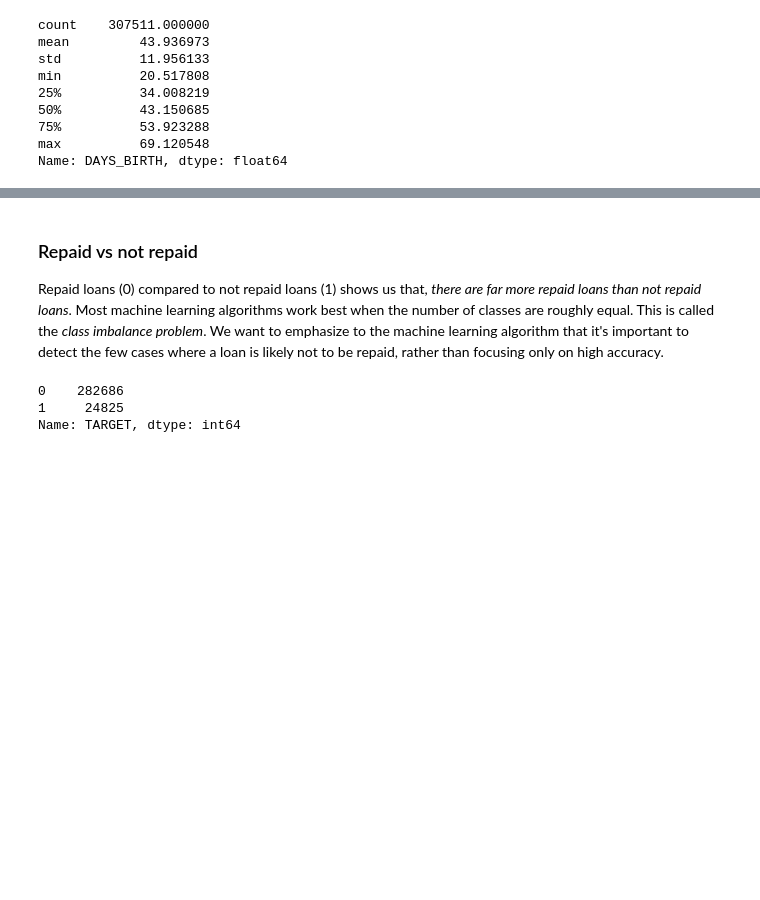
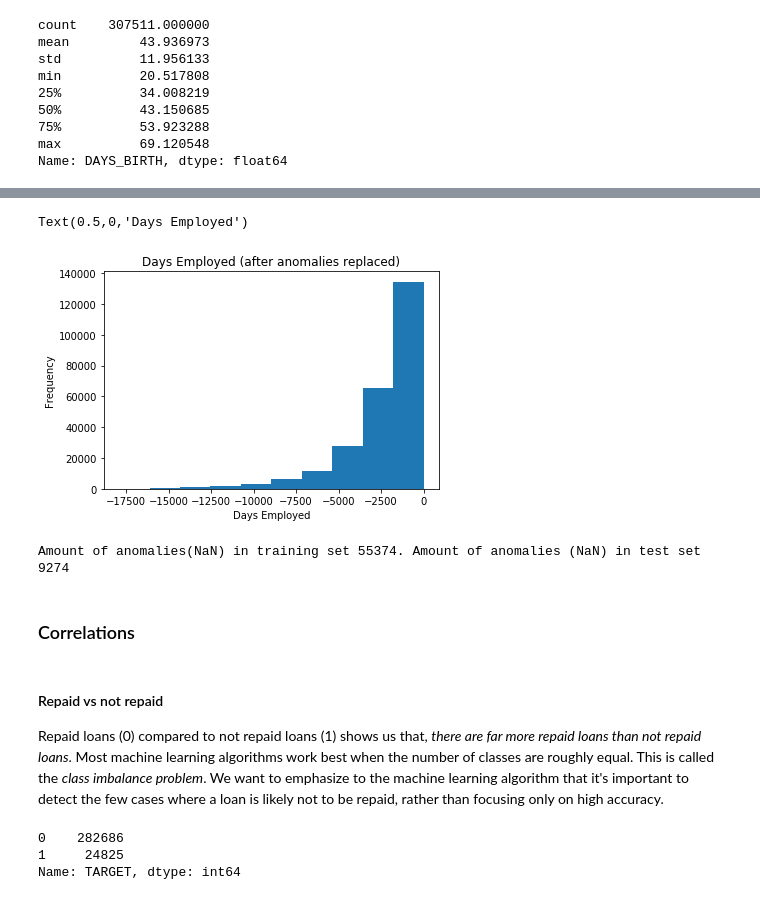
Before and after one commit to adrsolheim/notebooks, a Jupyter notebook: home-credit-default-risk/home_credit_default_risk.ipynb, the cells around one changed output, grey strips where cells are left out. Cells and saved outputs as stored; diff of their text form; code cells hidden in the pictures; blank space fills up the shorter version.

```diff
--- a/home-credit-default-risk/home_credit_default_risk.ipynb
+++ b/home-credit-default-risk/home_credit_default_risk.ipynb
@@ -305,5 +389,25 @@ Name: DAYS_BIRTH, dtype: float64
+# %%
+# Creates an anomaly column in both sets
+train_set['DAYS_EMPLOYED_ANOM'] = (train_set['DAYS_EMPLOYED'] == 365243)
+test_set['DAYS_EMPLOYED_ANOM'] = (test_set['DAYS_EMPLOYED'] == 365243)
+
+# Replaces all anomalies in both sets with NaN
+train_set['DAYS_EMPLOYED'].replace({365243: np.nan}, inplace=True)
+test_set['DAYS_EMPLOYED'].replace({365243: np.nan}, inplace=True)
+# %%
+train_set['DAYS_EMPLOYED'].plot.hist(title="Days Employed (after anomalies replaced)")
+plt.xlabel("Days Employed")
+# %% [output]
+Text(0.5,0,'Days Employed')
+[figure, added]
+# %%
+print("Amount of anomalies(NaN) in training set %d. Amount of anomalies (NaN) in test set %d" % (train_set["DAYS_EMPLOYED_ANOM"].sum(), test_set["DAYS_EMPLOYED_ANOM"].sum()))
+# %% [output]
+Amount of anomalies(NaN) in training set 55374. Amount of anomalies (NaN) in test set 9274
+# %% [markdown]
+### Correlations
 # %% [markdown]
-### Repaid vs not repaid
+#### Repaid vs not repaid
 
 Repaid loans (0) compared to not repaid loans (1) shows us that, *there are far more repaid loans than not repaid loans*. Most machine learning algorithms work best when the number of classes are roughly equal. This is called the *class imbalance problem*. We want to emphasize to the machine learning algorithm that it's important to detect the few cases where a loan is likely not to be repaid, rather than focusing only on high accuracy.
 # %%
```
Also changed, not shown: parts of 32 cells of this notebook.
